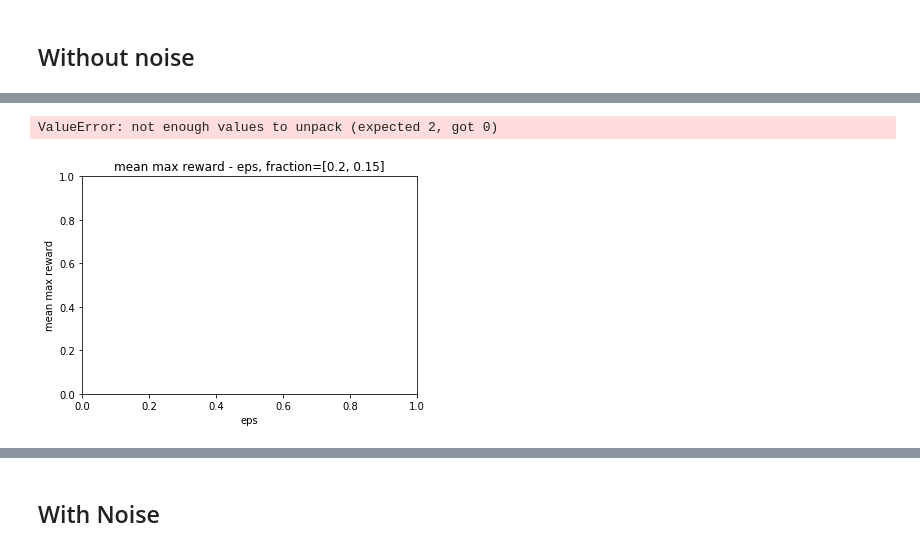
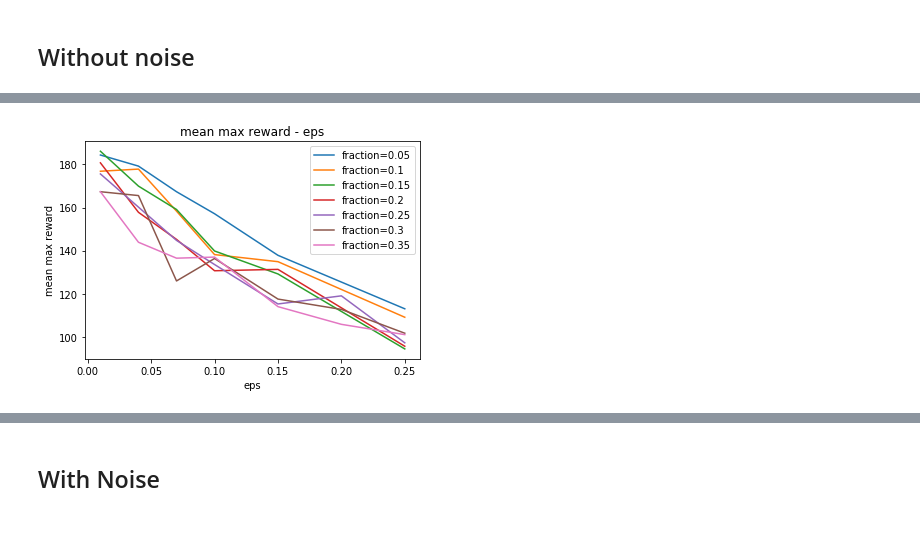
Before and after one commit to qifanz/baselines_GTL, a Jupyter notebook: baselines/deepq/plots.ipynb, the cells around one changed output, grey strips where cells are left out. Cells and saved outputs as stored; diff of their text form; code cells hidden in the pictures.

```diff
--- a/baselines/deepq/plots.ipynb
+++ b/baselines/deepq/plots.ipynb
@@ -199,7 +79,4 @@ No handles with labels found to put in legend.
-# %%
-
-plot(data,0,3,2,Filter={1:[0.2,0.15]})
-plot(data,1,3,2)
-# %% [output]
-ValueError: not enough values to unpack (expected 2, got 0)
-[figure, removed]
+# %%
+plot(0,2,1)
+# %% [output]
+[figure, added]
```
Also changed, not shown: parts of 12 cells of this notebook, 3 other files.
